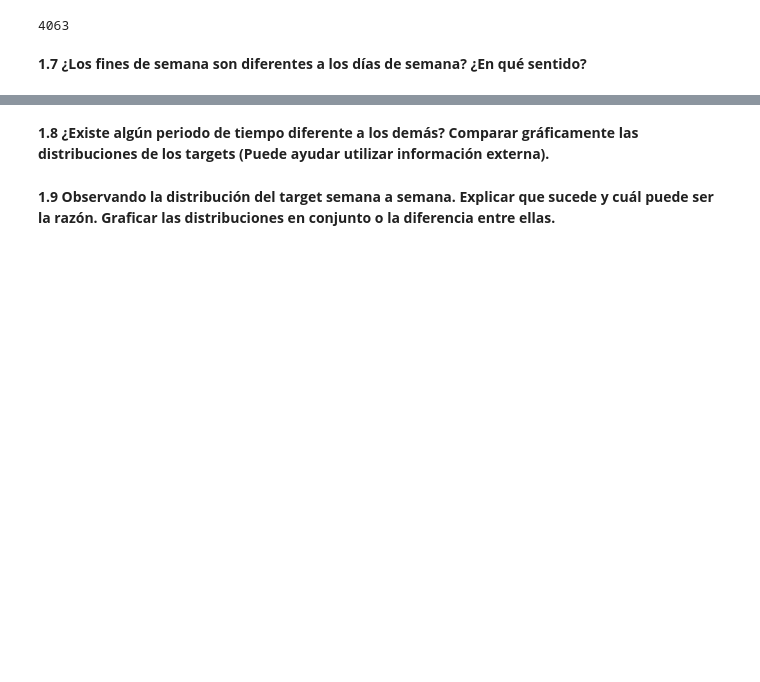
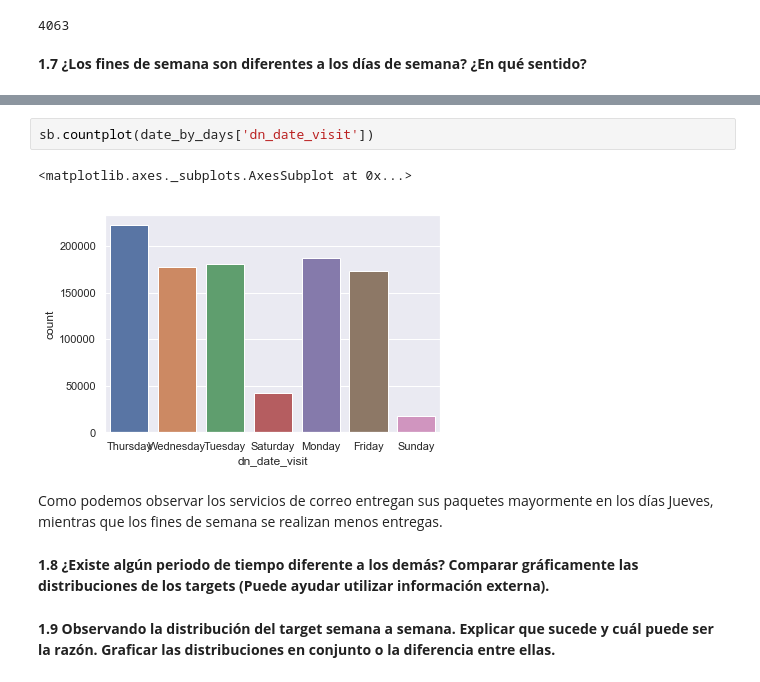
Before and after one commit to manquius/series_temporales, a Jupyter notebook: Practico1.ipynb, the cells around one changed output, grey strips where cells are left out. Saved outputs shown, nothing was run; the diff lists cells and outputs as text; blank space fills up the shorter version.

```diff
--- a/Practico1.ipynb
+++ b/Practico1.ipynb
@@ -348,3 +405,10 @@ outliers
+# %%
+sb.countplot(date_by_days['dn_date_visit'])
+# %% [output]
+<matplotlib.axes._subplots.AxesSubplot at 0x...>
+[figure, added]
+# %% [markdown]
+Como podemos observar los servicios de correo entregan sus paquetes mayormente en los días Jueves, mientras que los fines de semana se realizan menos entregas.
 # %% [markdown]
 **1.8 ¿Existe algún periodo de tiempo diferente a los demás? Comparar gráficamente las
 distribuciones de los targets (Puede ayudar utilizar información externa).**
```
Also changed, not shown: parts of 9 cells of this notebook.
